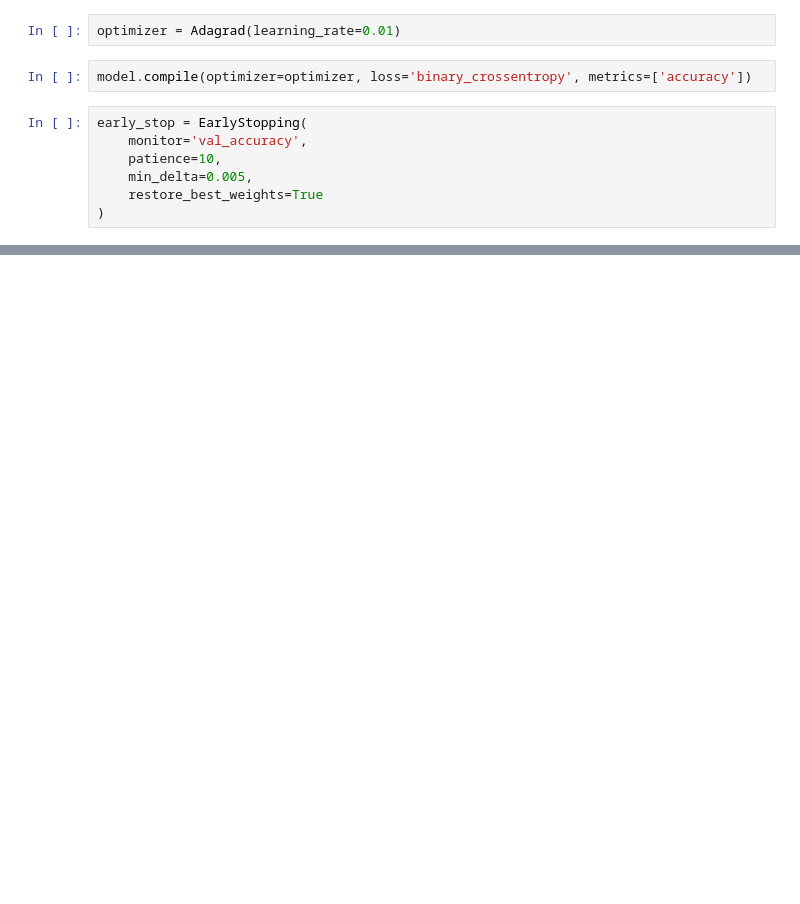
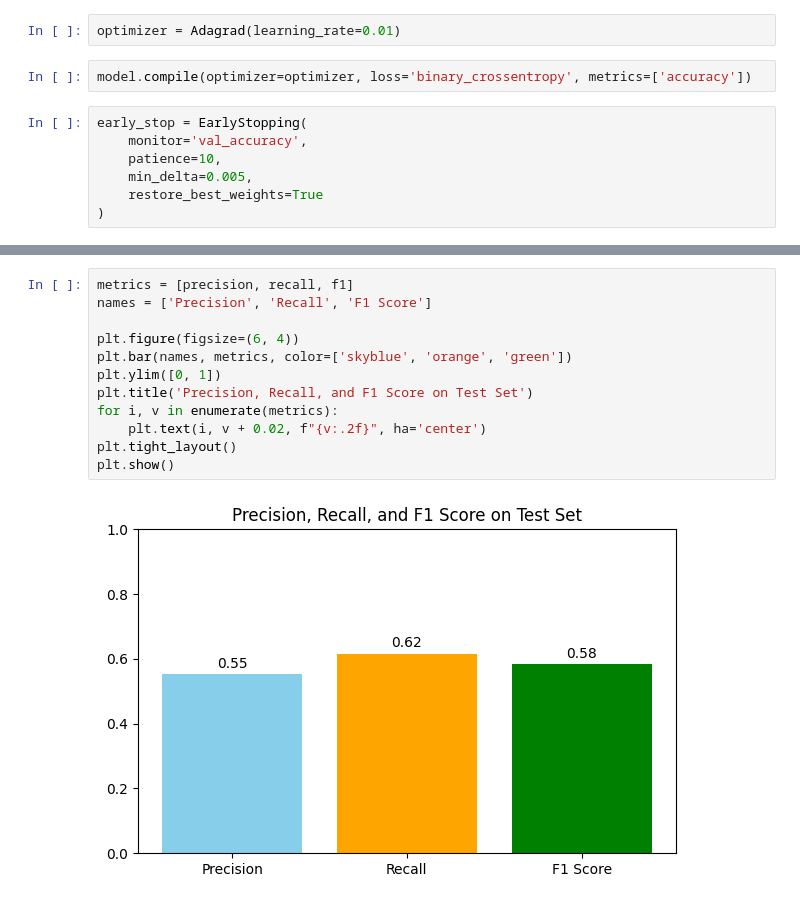
Before and after one commit to jkeza1/Group7_water-quality-model, a Jupyter notebook: keza_joan_of_formative_ii_starter_code.ipynb, the cells around one changed output, grey strips where cells are left out. Drawn from its saved outputs; the diff is of its cells as text; blank space fills up the shorter version.

```diff
--- a/keza_joan_of_formative_ii_starter_code.ipynb
+++ b/keza_joan_of_formative_ii_starter_code.ipynb
@@ -174,0 +245,14 @@ plt.show()
+# %%
+metrics = [precision, recall, f1]
+names = ['Precision', 'Recall', 'F1 Score']
+
+plt.figure(figsize=(6, 4))
+plt.bar(names, metrics, color=['skyblue', 'orange', 'green'])
+plt.ylim([0, 1])
+plt.title('Precision, Recall, and F1 Score on Test Set')
+for i, v in enumerate(metrics):
+    plt.text(i, v + 0.02, f"{v:.2f}", ha='center')
+plt.tight_layout()
+plt.show()
+# %% [output]
+[figure, added]
```
Also changed, not shown: parts of 13 cells of this notebook.
